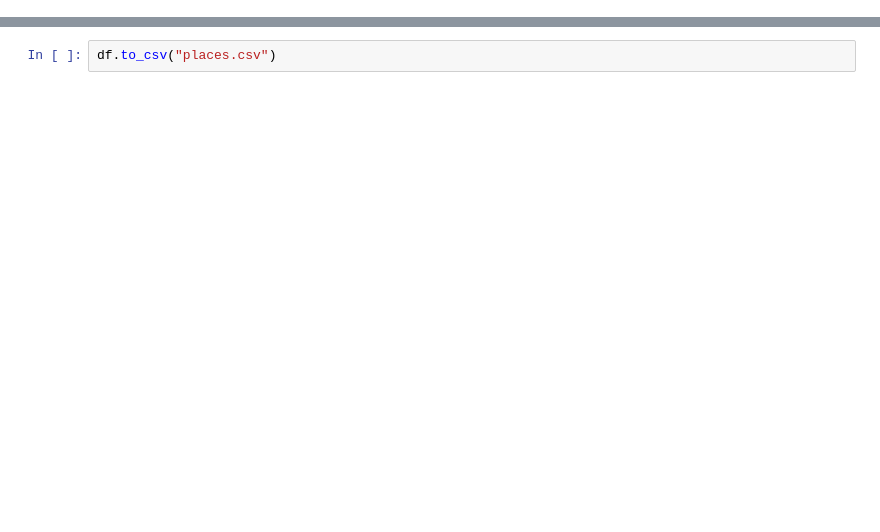
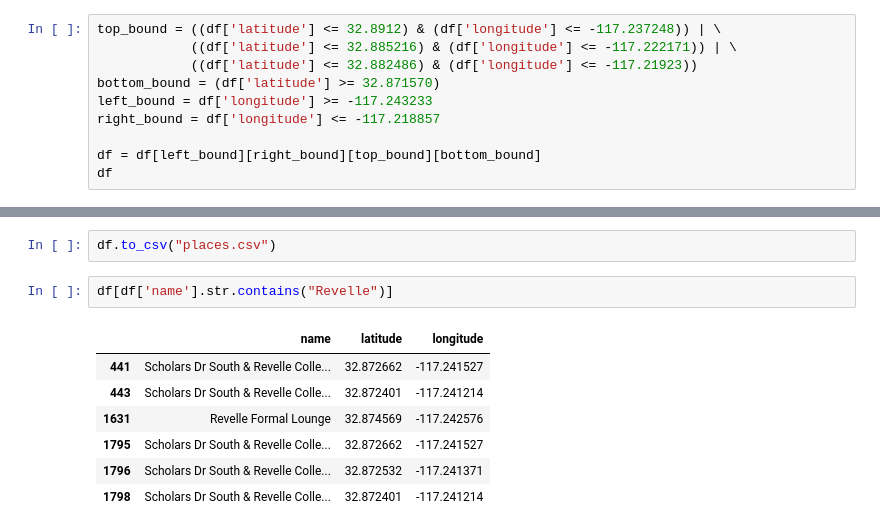
Before and after one commit to TanveerMittal/UCSD_Clustering, a Jupyter notebook: data_wrangling.ipynb, the cells around one changed output, grey strips where cells are left out. Drawn from its saved outputs; the diff is of its cells as text; blank space fills up the shorter version.

```diff
--- a/data_wrangling.ipynb
+++ b/data_wrangling.ipynb
@@ -41,0 +107,10 @@ df.head()
+# %%
+top_bound = ((df['latitude'] <= 32.8912) & (df['longitude'] <= -117.237248)) | \
+            ((df['latitude'] <= 32.885216) & (df['longitude'] <= -117.222171)) | \
+            ((df['latitude'] <= 32.882486) & (df['longitude'] <= -117.21923))
+bottom_bound = (df['latitude'] >= 32.871570)
+left_bound = df['longitude'] >= -117.243233
+right_bound = df['longitude'] <= -117.218857
+
+df = df[left_bound][right_bound][top_bound][bottom_bound]
+df
@@ -42,2 +136,12 @@ df.head()
 # %%
 df.to_csv("places.csv")
+# %%
+df[df['name'].str.contains("Revelle")]
+# %% [output]
+|  | name | latitude | longitude |
+| 441 | Scholars Dr South & Revelle Colle... | 32.872662 | -117.241527 |
+| 443 | Scholars Dr South & Revelle Colle... | 32.872401 | -117.241214 |
+| 1631 | Revelle Formal Lounge | 32.874569 | -117.242576 |
+| 1795 | Scholars Dr South & Revelle Colle... | 32.872662 | -117.241527 |
+| 1796 | Scholars Dr South & Revelle Colle... | 32.872532 | -117.241371 |
+| 1798 | Scholars Dr South & Revelle Colle... | 32.872401 | -117.241214 |
```
Also changed, not shown: parts of 6 cells of this notebook, 4 other files.
